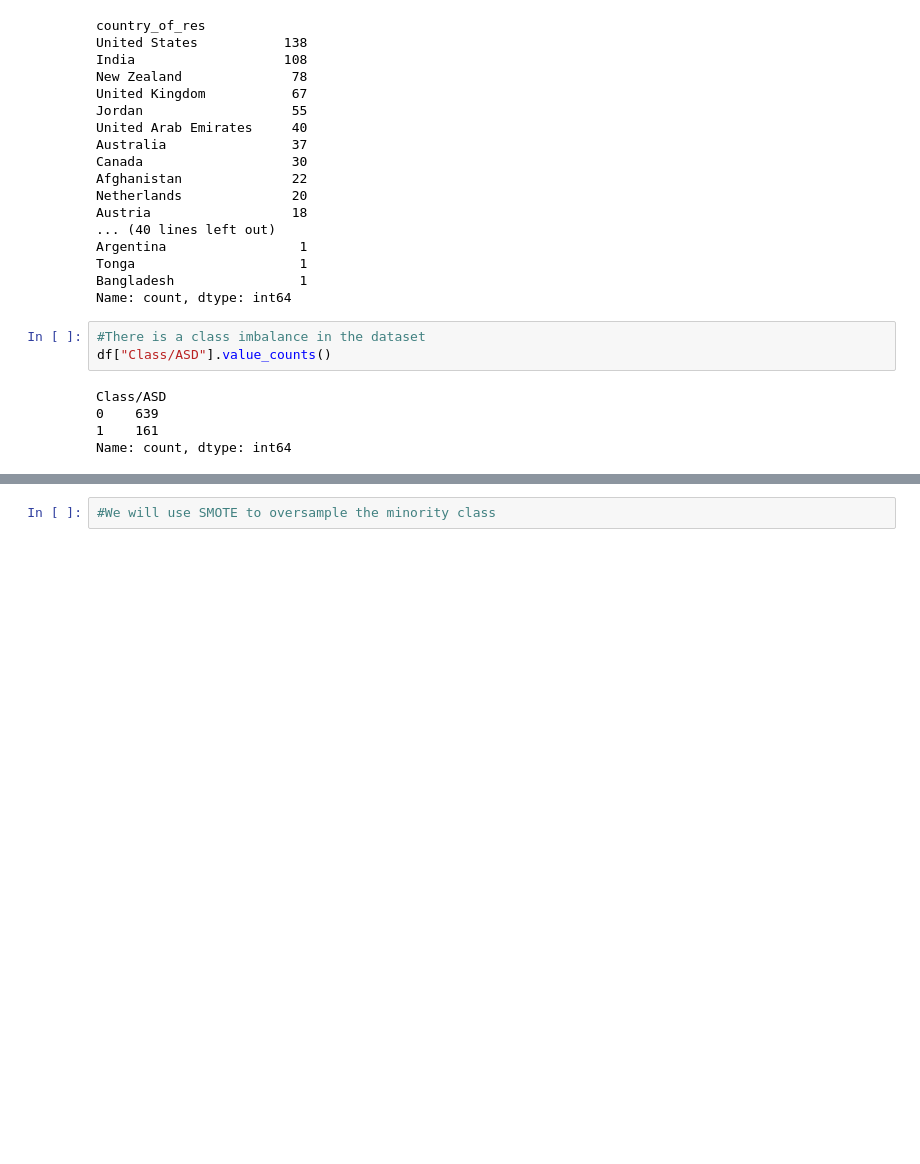
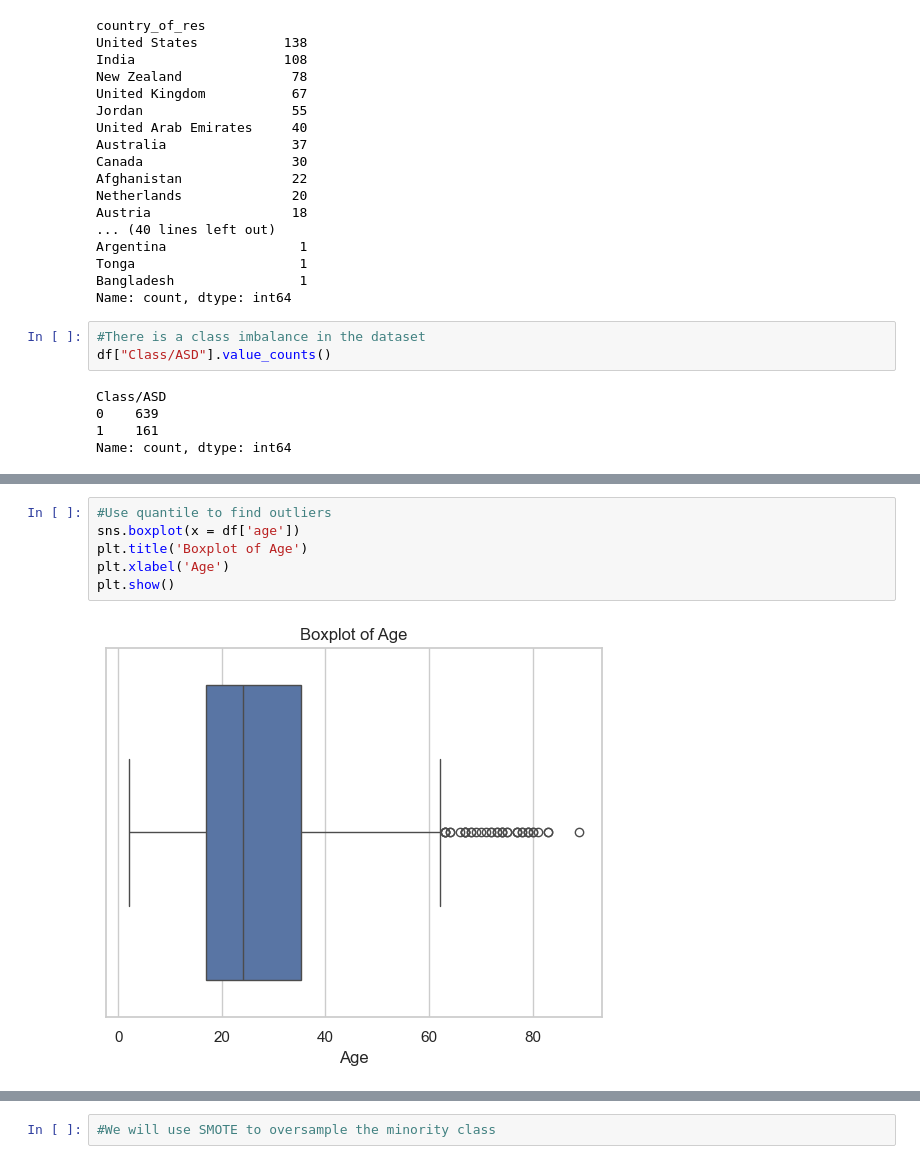
Before and after one commit to Charlene393/AutismPredictionSystem, a Jupyter notebook: model/autisimPrediction.ipynb, the cells around one changed output, grey strips where cells are left out. Drawn from its saved outputs; the diff is of its cells as text; blank space fills up the shorter version.

```diff
--- a/model/autisimPrediction.ipynb
+++ b/model/autisimPrediction.ipynb
@@ -215,0 +286,8 @@ Name: count, dtype: int64
+# %%
+#Use quantile to find outliers
+sns.boxplot(x = df['age'])
+plt.title('Boxplot of Age')
+plt.xlabel('Age')
+plt.show()
+# %% [output]
+[figure, added]
```
Also changed, not shown: parts of 23 cells of this notebook, 1 other file.
